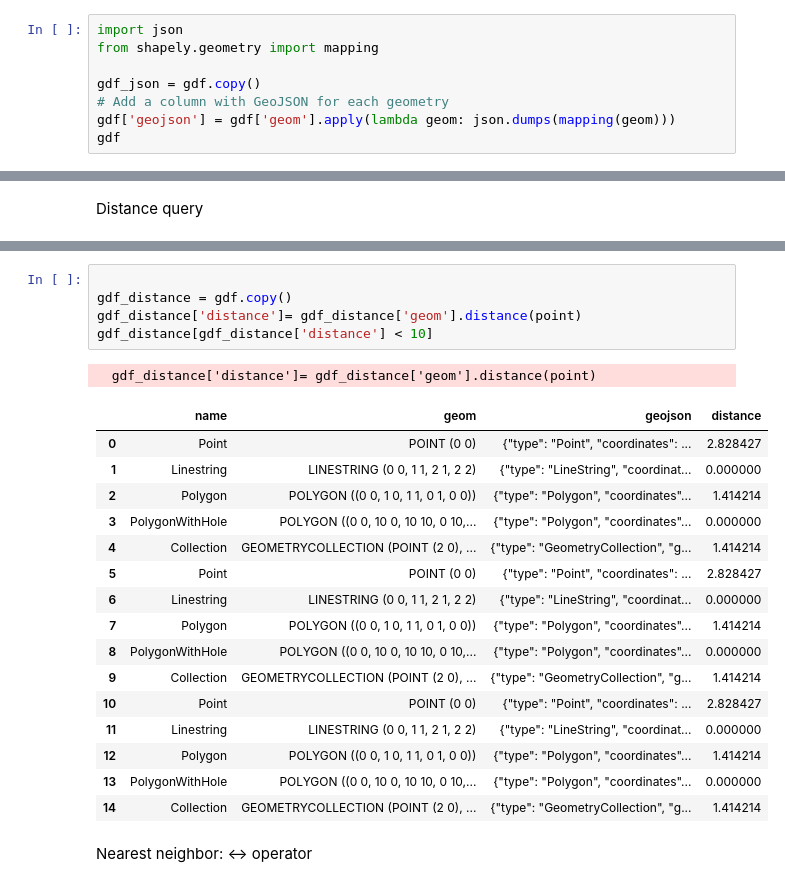
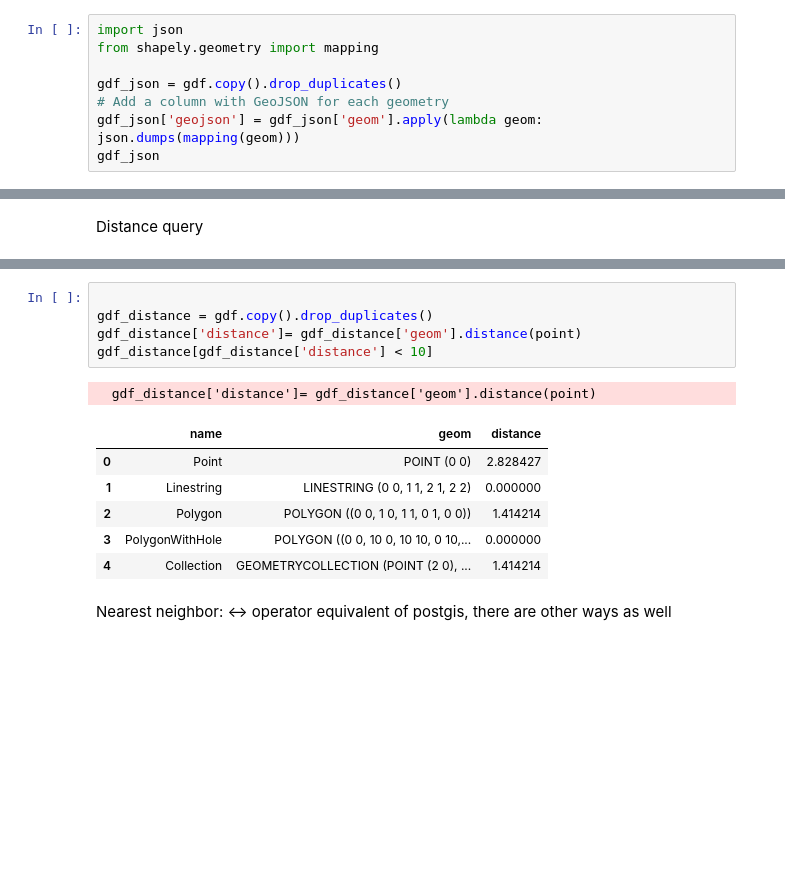
Before and after one commit to AmritSDutta/colab_ml, a Jupyter notebook: geopandagis.ipynb, the cells around one changed output, grey strips where cells are left out. Drawn from its saved outputs; the diff is of its cells as text; blank space fills up the shorter version.

```diff
--- a/geopandagis.ipynb
+++ b/geopandagis.ipynb
@@ -233,10 +233,10 @@ GeoJSON
 import json
 from shapely.geometry import mapping
 
-gdf_json = gdf.copy()
+gdf_json = gdf.copy().drop_duplicates()
 # Add a column with GeoJSON for each geometry
-gdf['geojson'] = gdf['geom'].apply(lambda geom: json.dumps(mapping(geom)))
-gdf
+gdf_json['geojson'] = gdf_json['geom'].apply(lambda geom: json.dumps(mapping(geom)))
+gdf_json
 # %% [output]
 |  | name | geom | geojson |
 | 0 | Point | POINT (0 0) | {"type": "Point", "coordinates": ... |
@@ -320,25 +290,15 @@ gdf_dwithin[gdf_dwithin.dwithin(point, 10)]
 # %%
 
-gdf_distance = gdf.copy()
+gdf_distance = gdf.copy().drop_duplicates()
 gdf_distance['distance']= gdf_distance['geom'].distance(point)
 gdf_distance[gdf_distance['distance'] < 10]
 # %% [output]
   gdf_distance['distance']= gdf_distance['geom'].distance(point)
-|  | name | geom | geojson | distance |
-| 0 | Point | POINT (0 0) | {"type": "Point", "coordinates": ... | 2.828427 |
-| 1 | Linestring | LINESTRING (0 0, 1 1, 2 1, 2 2) | {"type": "LineString", "coordinat... | 0.000000 |
-| 2 | Polygon | POLYGON ((0 0, 1 0, 1 1, 0 1, 0 0)) | {"type": "Polygon", "coordinates"... | 1.414214 |
-| 3 | PolygonWithHole | POLYGON ((0 0, 10 0, 10 10, 0 10,... | {"type": "Polygon", "coordinates"... | 0.000000 |
-| 4 | Collection | GEOMETRYCOLLECTION (POINT (2 0), ... | {"type": "GeometryCollection", "g... | 1.414214 |
-| 5 | Point | POINT (0 0) | {"type": "Point", "coordinates": ... | 2.828427 |
-| 6 | Linestring | LINESTRING (0 0, 1 1, 2 1, 2 2) | {"type": "LineString", "coordinat... | 0.000000 |
-| 7 | Polygon | POLYGON ((0 0, 1 0, 1 1, 0 1, 0 0)) | {"type": "Polygon", "coordinates"... | 1.414214 |
-| 8 | PolygonWithHole | POLYGON ((0 0, 10 0, 10 10, 0 10,... | {"type": "Polygon", "coordinates"... | 0.000000 |
-| 9 | Collection | GEOMETRYCOLLECTION (POINT (2 0), ... | {"type": "GeometryCollection", "g... | 1.414214 |
-| 10 | Point | POINT (0 0) | {"type": "Point", "coordinates": ... | 2.828427 |
-| 11 | Linestring | LINESTRING (0 0, 1 1, 2 1, 2 2) | {"type": "LineString", "coordinat... | 0.000000 |
-| 12 | Polygon | POLYGON ((0 0, 1 0, 1 1, 0 1, 0 0)) | {"type": "Polygon", "coordinates"... | 1.414214 |
-| 13 | PolygonWithHole | POLYGON ((0 0, 10 0, 10 10, 0 10,... | {"type": "Polygon", "coordinates"... | 0.000000 |
-| 14 | Collection | GEOMETRYCOLLECTION (POINT (2 0), ... | {"type": "GeometryCollection", "g... | 1.414214 |
+|  | name | geom | distance |
+| 0 | Point | POINT (0 0) | 2.828427 |
+| 1 | Linestring | LINESTRING (0 0, 1 1, 2 1, 2 2) | 0.000000 |
+| 2 | Polygon | POLYGON ((0 0, 1 0, 1 1, 0 1, 0 0)) | 1.414214 |
+| 3 | PolygonWithHole | POLYGON ((0 0, 10 0, 10 10, 0 10,... | 0.000000 |
+| 4 | Collection | GEOMETRYCOLLECTION (POINT (2 0), ... | 1.414214 |
 # %% [markdown]
-Nearest neighbor: <-> operator
+Nearest neighbor: <-> operator equivalent of postgis, there are other ways as well
```
Also changed, not shown: parts of 5 cells of this notebook.
